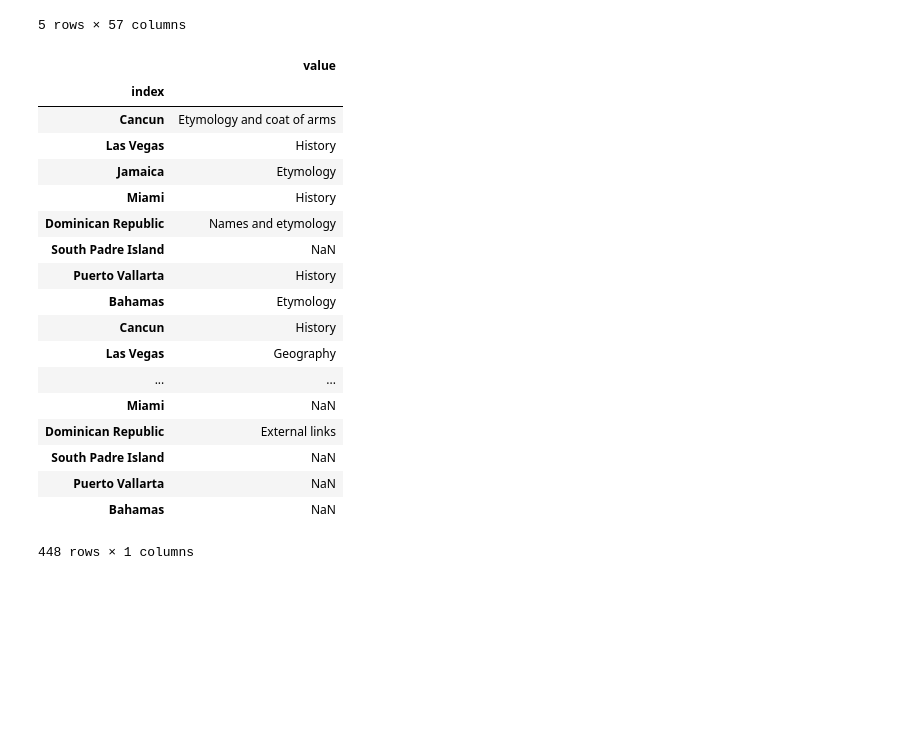
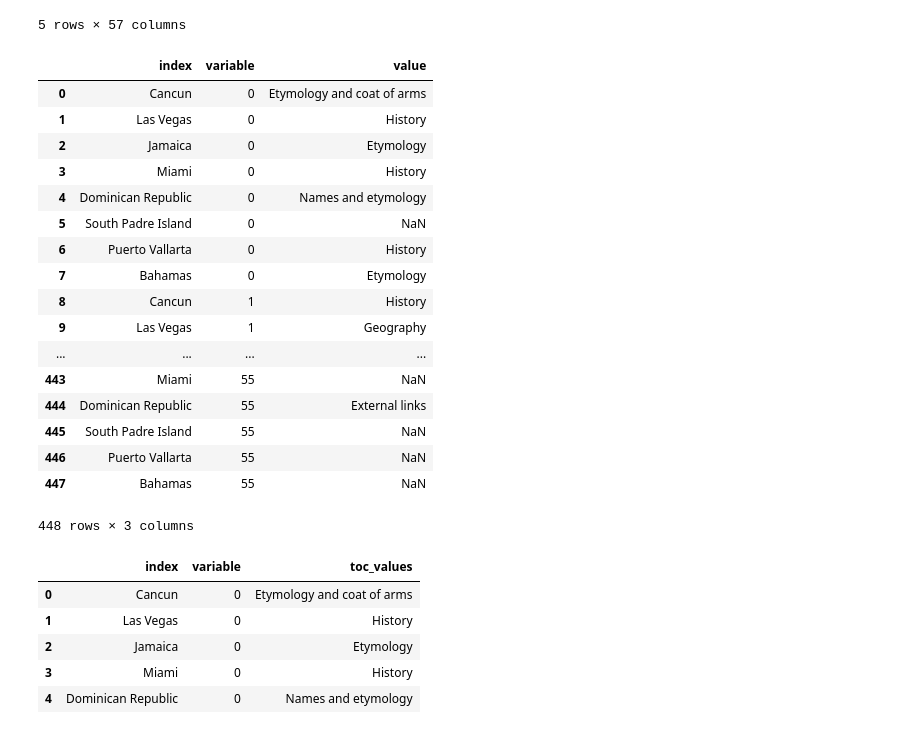
Before and after one commit to it176131/Presentations, a Jupyter notebook: Analytics_Learning_Lab_2019Q1.ipynb, the cells around one changed output. Saved outputs shown, nothing was run; the diff lists cells and outputs as text; code cells hidden in the pictures; blank space fills up the shorter version.

```diff
--- a/Analytics_Learning_Lab_2019Q1.ipynb
+++ b/Analytics_Learning_Lab_2019Q1.ipynb
@@ -711,25 +711,25 @@ toc_explode.head()
 | 3 | Miami | History | Geography | Geology | Cityscape | Neighborhoods | Climate | Demographics | Race, ethnicity, religion, and la... | Education, households, and income | ... | ... |
 | 4 | Dominican Republic | Names and etymology | History | Pre-European history | European colonization | 18th century | French rule | Independence from Spain (1821) | Unification of Hispaniola (1822–44) | Independence from Haiti (1844) | ... | ... |
 5 rows × 57 columns
-# %%
-df.toc.apply(pd.Series).reset_index().melt(id_vars='index').set_index('index').drop(columns='variable')
-# %% [output]
-|  | value |
-| index |  |
-| Cancun | Etymology and coat of arms |
-| Las Vegas | History |
-| Jamaica | Etymology |
-| Miami | History |
-| Dominican Republic | Names and etymology |
-| South Padre Island | NaN |
-| Puerto Vallarta | History |
-| Bahamas | Etymology |
-| Cancun | History |
-| Las Vegas | Geography |
-| ... | ... |
-| Miami | NaN |
-| Dominican Republic | External links |
-| South Padre Island | NaN |
-| Puerto Vallarta | NaN |
-| Bahamas | NaN |
-448 rows × 1 columns
+# %%
+# now let's perform the melt and use the parameter `id_vars`
+toc_explode.melt(id_vars='index')
+# %% [output]
+|  | index | variable | value |
+| 0 | Cancun | 0 | Etymology and coat of arms |
+| 1 | Las Vegas | 0 | History |
+| 2 | Jamaica | 0 | Etymology |
+| 3 | Miami | 0 | History |
+| 4 | Dominican Republic | 0 | Names and etymology |
+| 5 | South Padre Island | 0 | NaN |
+| 6 | Puerto Vallarta | 0 | History |
+| 7 | Bahamas | 0 | Etymology |
+| 8 | Cancun | 1 | History |
+| 9 | Las Vegas | 1 | Geography |
+| ... | ... | ... | ... |
+| 443 | Miami | 55 | NaN |
+| 444 | Dominican Republic | 55 | External links |
+| 445 | South Padre Island | 55 | NaN |
+| 446 | Puerto Vallarta | 55 | NaN |
+| 447 | Bahamas | 55 | NaN |
+448 rows × 3 columns
@@ -735,0 +741,10 @@ df.toc.apply(pd.Series).reset_index().melt(id_vars='index').set_index('index').d
+# %%
+# let's see what it looks like
+toc_melt.head()
+# %% [output]
+|  | index | variable | toc_values |
+| 0 | Cancun | 0 | Etymology and coat of arms |
+| 1 | Las Vegas | 0 | History |
+| 2 | Jamaica | 0 | Etymology |
+| 3 | Miami | 0 | History |
+| 4 | Dominican Republic | 0 | Names and etymology |
```
Also changed, not shown: parts of 23 cells of this notebook.
